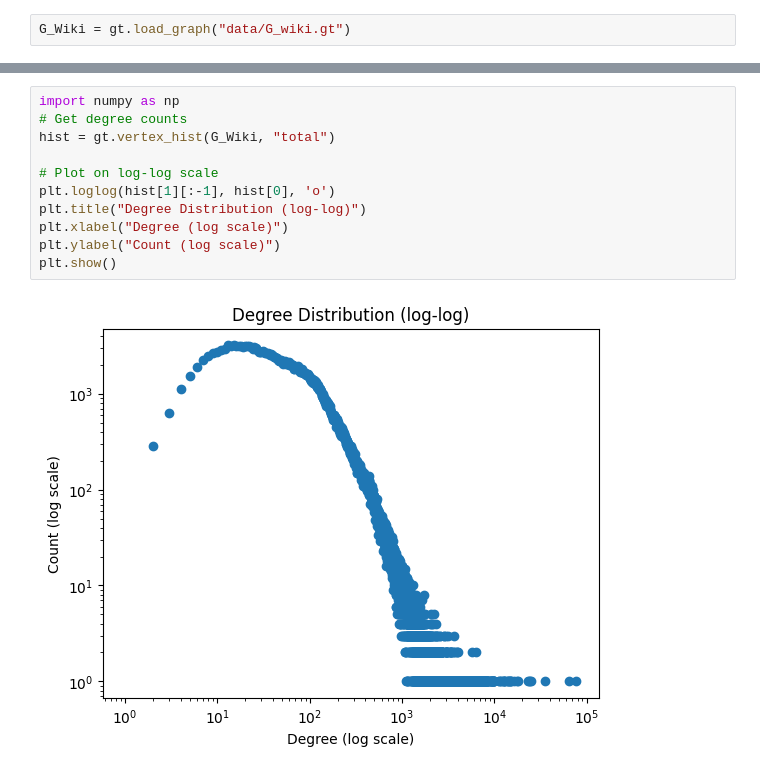
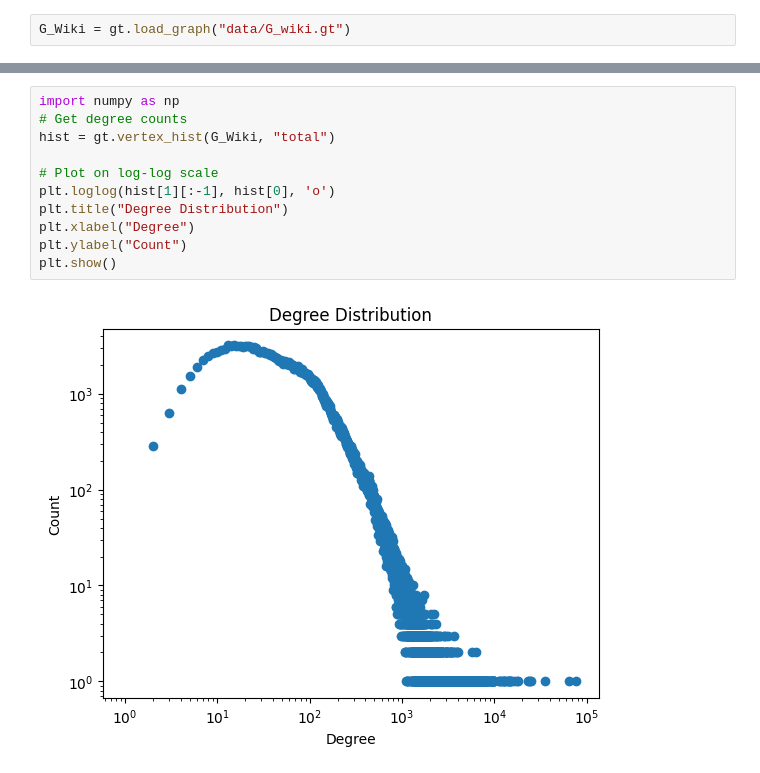
Before and after one commit to Ari-manius/DLSS-WAQP, a Jupyter notebook: 1_CodePipeline/1_WikiDataNet/Descriptives.ipynb, the cells around one changed output, grey strips where cells are left out. Drawn from its saved outputs; the diff is of its cells as text.

```diff
--- a/1_CodePipeline/1_WikiDataNet/Descriptives.ipynb
+++ b/1_CodePipeline/1_WikiDataNet/Descriptives.ipynb
@@ -41,13 +38,13 @@ Wiki_metrics = {
 # %%
 import numpy as np
 # Get degree counts
 hist = gt.vertex_hist(G_Wiki, "total")
 
 # Plot on log-log scale
 plt.loglog(hist[1][:-1], hist[0], 'o')
-plt.title("Degree Distribution (log-log)")
-plt.xlabel("Degree (log scale)")
-plt.ylabel("Count (log scale)")
+plt.title("Degree Distribution")
+plt.xlabel("Degree")
+plt.ylabel("Count")
 plt.show()
 # %% [output]
-[figure, old version]
+[figure, new version]
```
Also changed, not shown: parts of 14 cells of this notebook, 57 other files.
